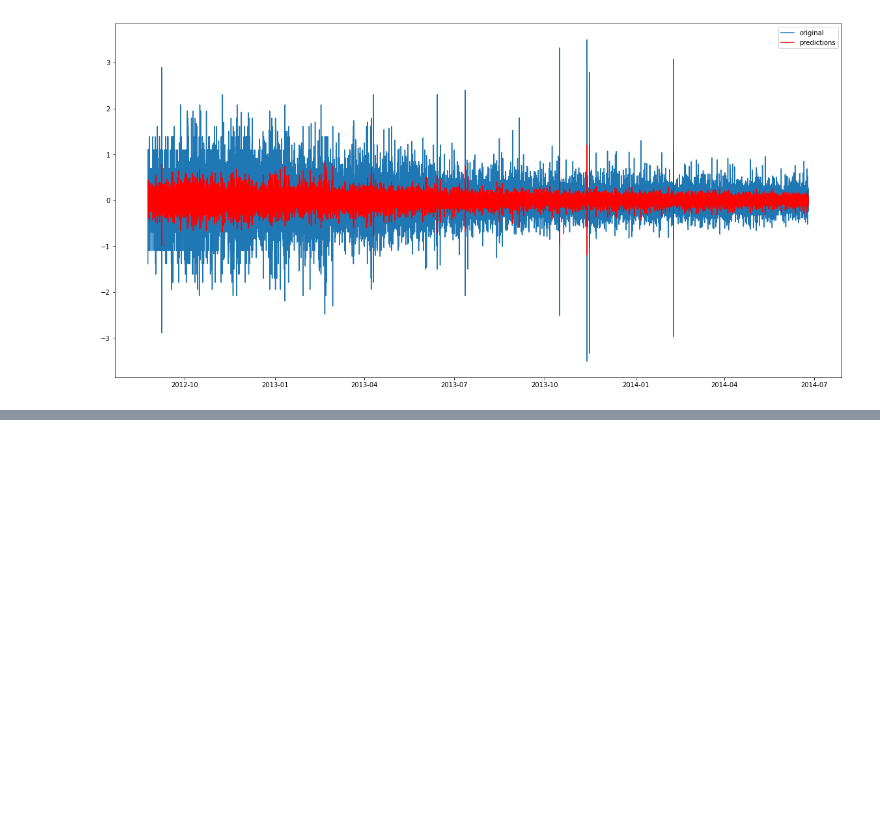
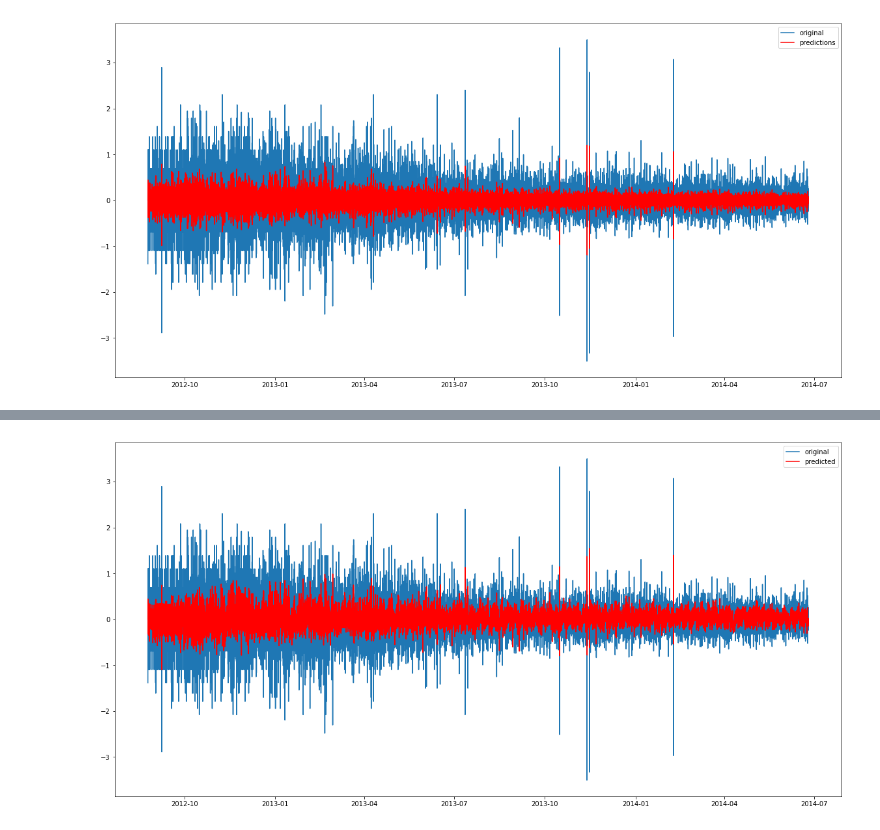
Before and after one commit to ri2beri/data-science-practice, a Jupyter notebook: timeseries_data_traffic.ipynb, the cells around one changed output, grey strips where cells are left out. Saved outputs shown, nothing was run; the diff lists cells and outputs as text; code cells hidden in the pictures; blank space fills up the shorter version.

```diff
--- a/timeseries_data_traffic.ipynb
+++ b/timeseries_data_traffic.ipynb
@@ -516,0 +518,9 @@ SyntaxError: invalid syntax (<ipython-input-270-e0d7e28d5095>, line 9)
+# %%
+model = ARIMA(Train_log, order=(2, 1, 2))
+results_ARIMA = model.fit(disp=-1)
+plt.plot(train_log_diff.dropna(),  label='original')
+plt.plot(results_ARIMA.fittedvalues, color='red', label='predicted')
+plt.legend(loc='best')
+plt.show()
+# %% [output]
+[figure, added]
```
Also changed, not shown: parts of 2 cells of this notebook, 9 other files.
